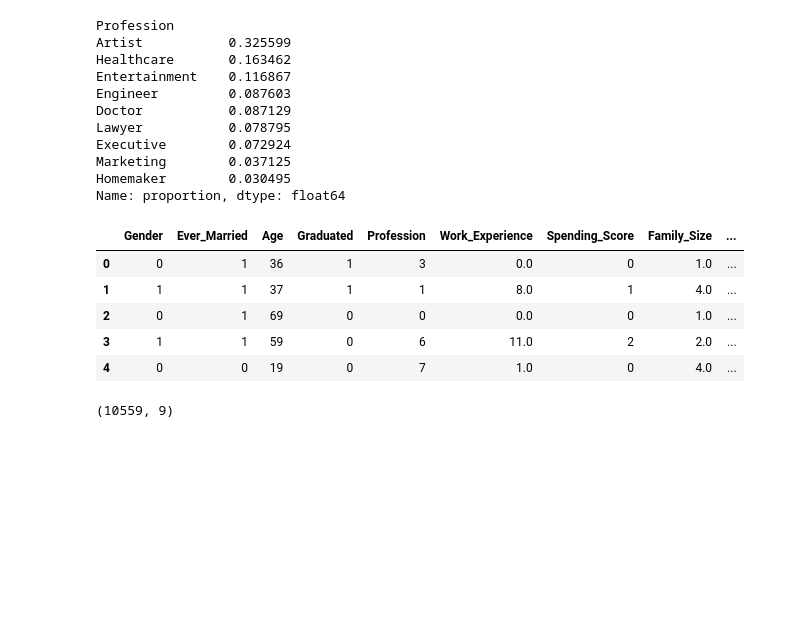
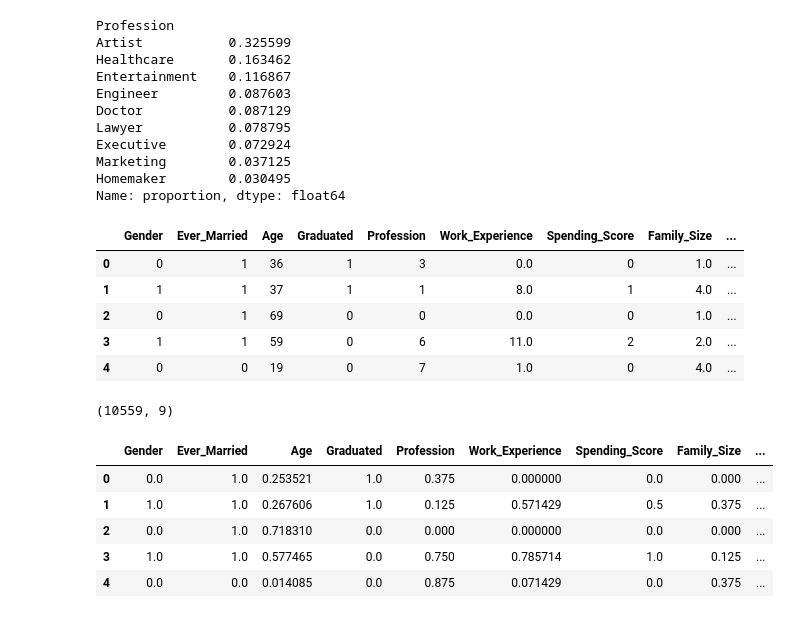
Before and after one commit to Daguerre45/Clustering, a Jupyter notebook: CasoPractico2/casoPractico_2.ipynb, the cells around one changed output. Cells and saved outputs as stored; diff of their text form; code cells hidden in the pictures; blank space fills up the shorter version.

```diff
--- a/CasoPractico2/casoPractico_2.ipynb
+++ b/CasoPractico2/casoPractico_2.ipynb
@@ -456,0 +466,12 @@ customer_df.shape
+# %%
+from sklearn.preprocessing import MinMaxScaler
+scaler = MinMaxScaler()
+x[['Gender','Ever_Married','Age', 'Graduated', 'Profession', 'Work_Experience', 'Spending_Score', 'Family_Size', 'Var_1' ]] = scaler.fit_transform(x[['Gender','Ever_Married','Age', 'Graduated', 'Profession', 'Work_Experience', 'Spending_Score', 'Family_Size', 'Var_1']])
+x.head()
+# %% [output]
+|  | Gender | Ever_Married | Age | Graduated | Profession | Work_Experience | Spending_Score | Family_Size | ... |
+| 0 | 0.0 | 1.0 | 0.253521 | 1.0 | 0.375 | 0.000000 | 0.0 | 0.000 | ... |
+| 1 | 1.0 | 1.0 | 0.267606 | 1.0 | 0.125 | 0.571429 | 0.5 | 0.375 | ... |
+| 2 | 0.0 | 1.0 | 0.718310 | 0.0 | 0.000 | 0.000000 | 0.0 | 0.000 | ... |
+| 3 | 1.0 | 1.0 | 0.577465 | 0.0 | 0.750 | 0.785714 | 1.0 | 0.125 | ... |
+| 4 | 0.0 | 0.0 | 0.014085 | 0.0 | 0.875 | 0.071429 | 0.0 | 0.375 | ... |
```
Also changed, not shown: parts of 12 cells of this notebook.
